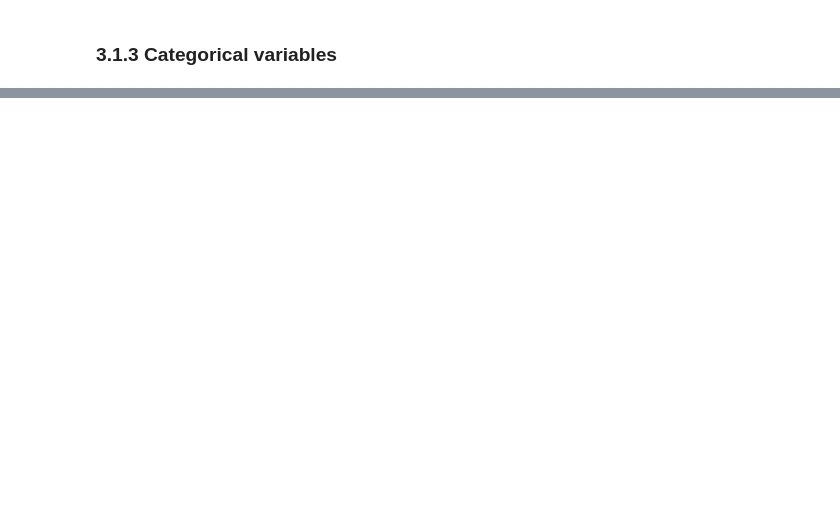
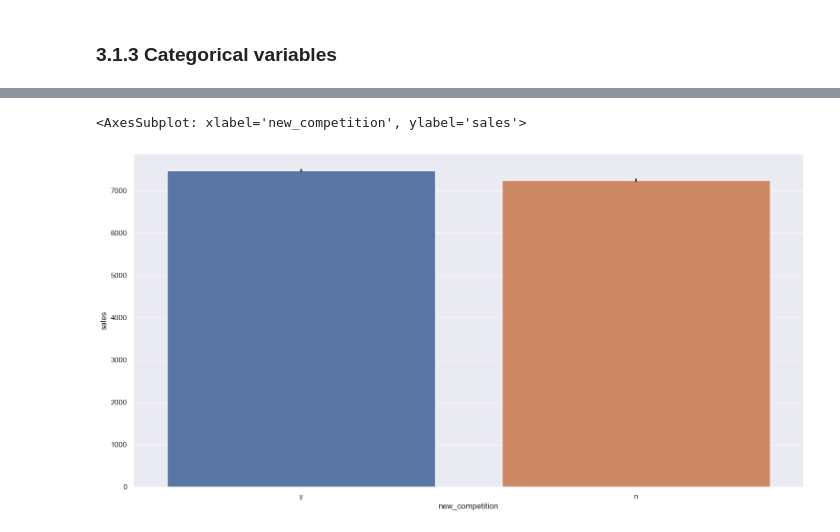
Before and after one commit to FelipeCaetanoDS/rossmann, a Jupyter notebook: rossmann_predict_project.ipynb, the cells around one changed output, grey strips where cells are left out. Cells and saved outputs as stored; diff of their text form; code cells hidden in the pictures; blank space fills up the shorter version.

```diff
--- a/rossmann_predict_project.ipynb
+++ b/rossmann_predict_project.ipynb
@@ -370,0 +399,5 @@ sns.kdeplot(data=aux3, x='sales', hue='assortment', fill=True)
+# %%
+sns.barplot(data=aux, x='new_competition', y='sales')
+# %% [output]
+<AxesSubplot: xlabel='new_competition', ylabel='sales'>
+[figure, added]
```
Also changed, not shown: parts of 40 cells of this notebook.
